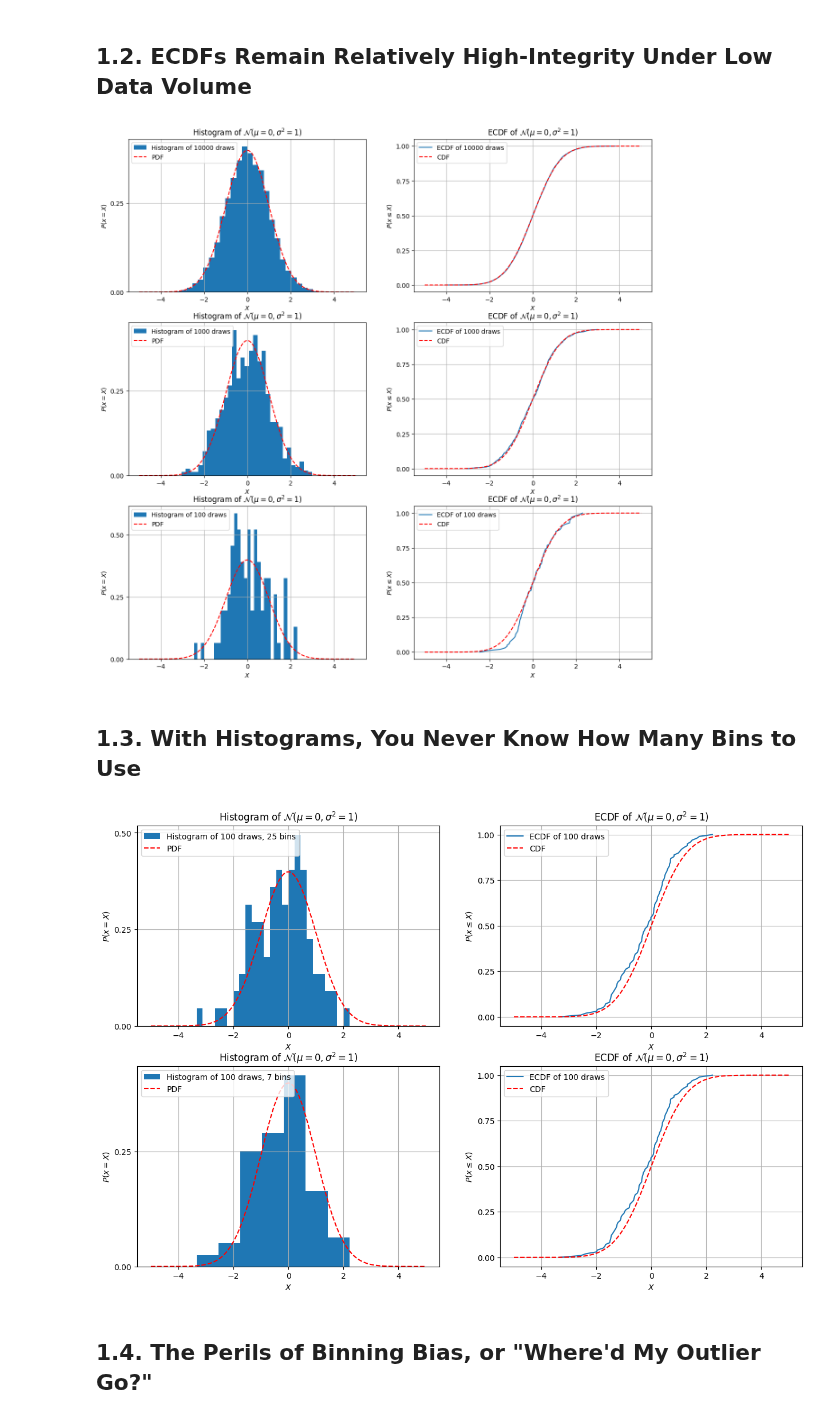
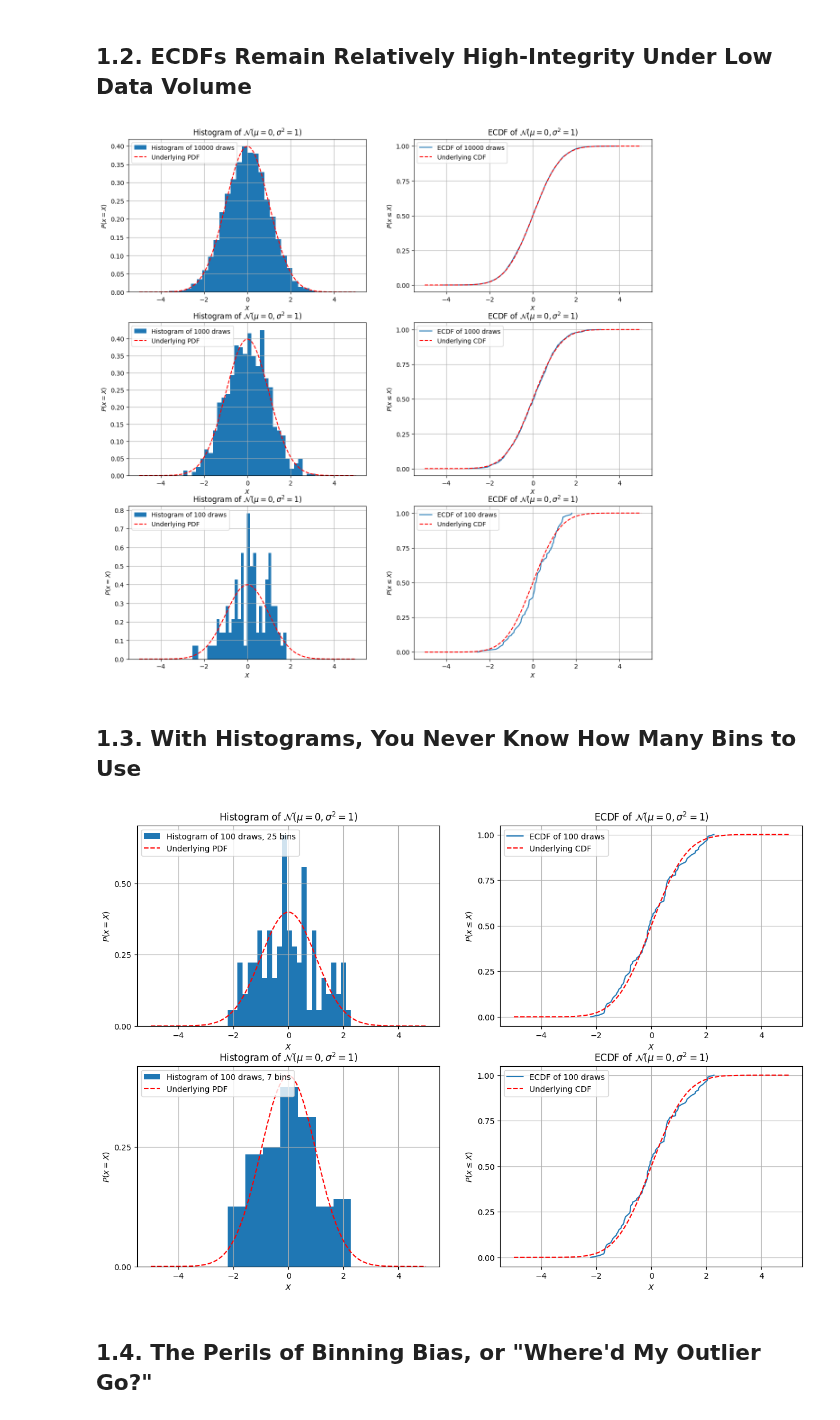
Before and after one commit to bfeif/personal-website, a Jupyter notebook: code/notebooks/why-i-always-use-cdfs.ipynb, the cells around one changed output. Saved outputs shown, nothing was run; the diff lists cells and outputs as text; code cells hidden in the pictures.

```diff
--- a/code/notebooks/why-i-always-use-cdfs.ipynb
+++ b/code/notebooks/why-i-always-use-cdfs.ipynb
@@ -123,12 +123,12 @@ for i, n_draws in enumerate([10000, 1000, 100]):
     ## Histogram
     # plot histogram
     axs[i, 0].hist(gaussian_draws, bins=31, density=True, label=f"Histogram of {n_draws} draws")
-    axs[i, 0].set_yticks(y_ticks)
+    # axs[i, 0].set_yticks(y_ticks)
     axs[i, 0].set_xlabel("$X$")
     axs[i, 0].set_ylabel("$P(x=X)$")
     axs[i, 0].grid()
     axs[i, 0].set_title("Histogram of $\mathcal{N}(\mu = 0, \sigma^2 = 1$)")
-    axs[i, 0].plot(x, pdf, 'r--', label="PDF")
+    axs[i, 0].plot(x, pdf, 'r--', label="Underlying PDF")
     axs[i, 0].legend(loc='upper left')
 
     ## ECDF
@@ -139,13 +139,13 @@ for i, n_draws in enumerate([10000, 1000, 100]):
     axs[i, 1].set_ylabel("$P(x \leq X)$")
     axs[i, 1].grid()
     axs[i, 1].set_title("ECDF of $\mathcal{N}(\mu = 0, \sigma^2 = 1$)")
-    axs[i, 1].plot(x, cdf, 'r--', label="CDF")
+    axs[i, 1].plot(x, cdf, 'r--', label="Underlying CDF")
     axs[i, 1].legend(loc='upper left')
 
     # Output
     plt.savefig(os.path.join(images_dir, "normal-histogram-ecdf-by-n-draws.png"))
 # %% [output]
-[figure, old version]
+[figure, new version]
 # %% [markdown]
 ## 1.3. With Histograms, You Never Know How Many Bins to Use
 # %%
@@ -155,36 +155,36 @@ x = np.linspace(-5, 5, 10000)
 pdf = scs.norm.pdf(x, loc=mean, scale=std)
 cdf = scs.norm.cdf(x, loc=mean, scale=std)
 n_draws = 100
 gaussian_draws = np.random.normal(mean, std, size=n_draws)
 
 for i, n_bins in enumerate([25, 7]):
 
     ## Histogram
     # plot histogram
     axs[i, 0].hist(gaussian_draws, bins=n_bins, density=True, label=f"Histogram of {n_draws} draws, {n_bins} bins")
     axs[i, 0].set_yticks(y_ticks)
     axs[i, 0].set_xlabel("$X$")
     axs[i, 0].set_ylabel("$P(x=X)$")
     axs[i, 0].grid()
     axs[i, 0].set_title("Histogram of $\mathcal{N}(\mu = 0, \sigma^2 = 1$)")
-    axs[i, 0].plot(x, pdf, 'r--', label="PDF")
+    axs[i, 0].plot(x, pdf, 'r--', label="Underlying PDF")
     axs[i, 0].legend(loc='upper left')
 
     ## ECDF
     # plot ECDF
     axs[i, 1].plot(np.sort(gaussian_draws), np.linspace(0, 1, n_draws), label=f"ECDF of {n_draws} draws")
     axs[i, 1].set_yticks(y_ticks)
     axs[i, 1].set_xlabel("$X$")
     axs[i, 1].set_ylabel("$P(x \leq X)$")
     axs[i, 1].grid()
     axs[i, 1].set_title("ECDF of $\mathcal{N}(\mu = 0, \sigma^2 = 1$)")
-    axs[i, 1].plot(x, cdf, 'r--', label="CDF")
+    axs[i, 1].plot(x, cdf, 'r--', label="Underlying CDF")
     axs[i, 1].legend(loc='upper left')
 
 # Output
 plt.savefig(os.path.join(images_dir, "normal-histogram-ecdf-by-n-bins.png"))
 # %% [output]
-[figure, old version]
+[figure, new version]
 # %% [markdown]
 ## 1.4. The Perils of Binning Bias, or "Where'd My Outlier Go?"
 # %%
```
Also changed, not shown: parts of 5 cells of this notebook, 1 other file.
